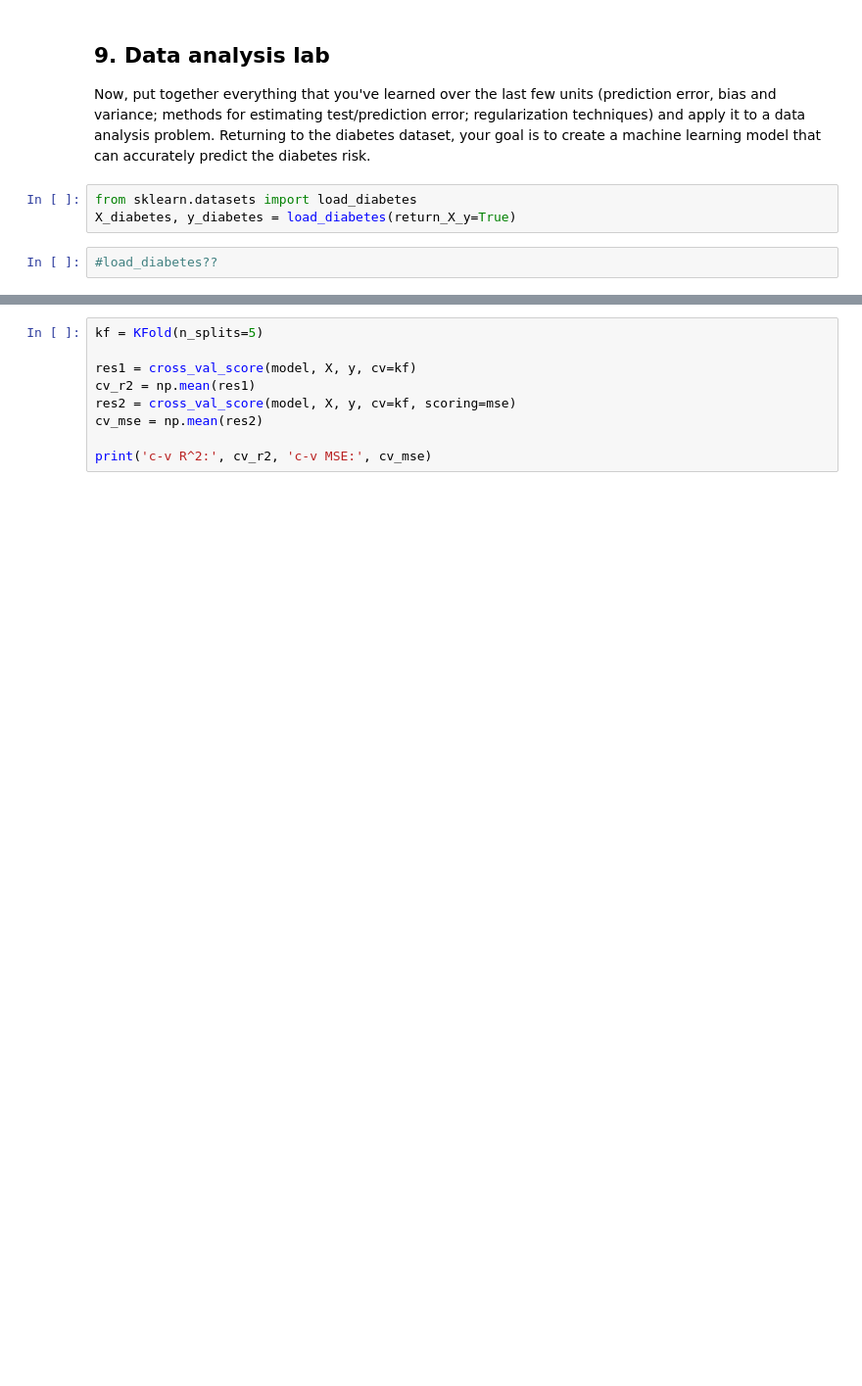
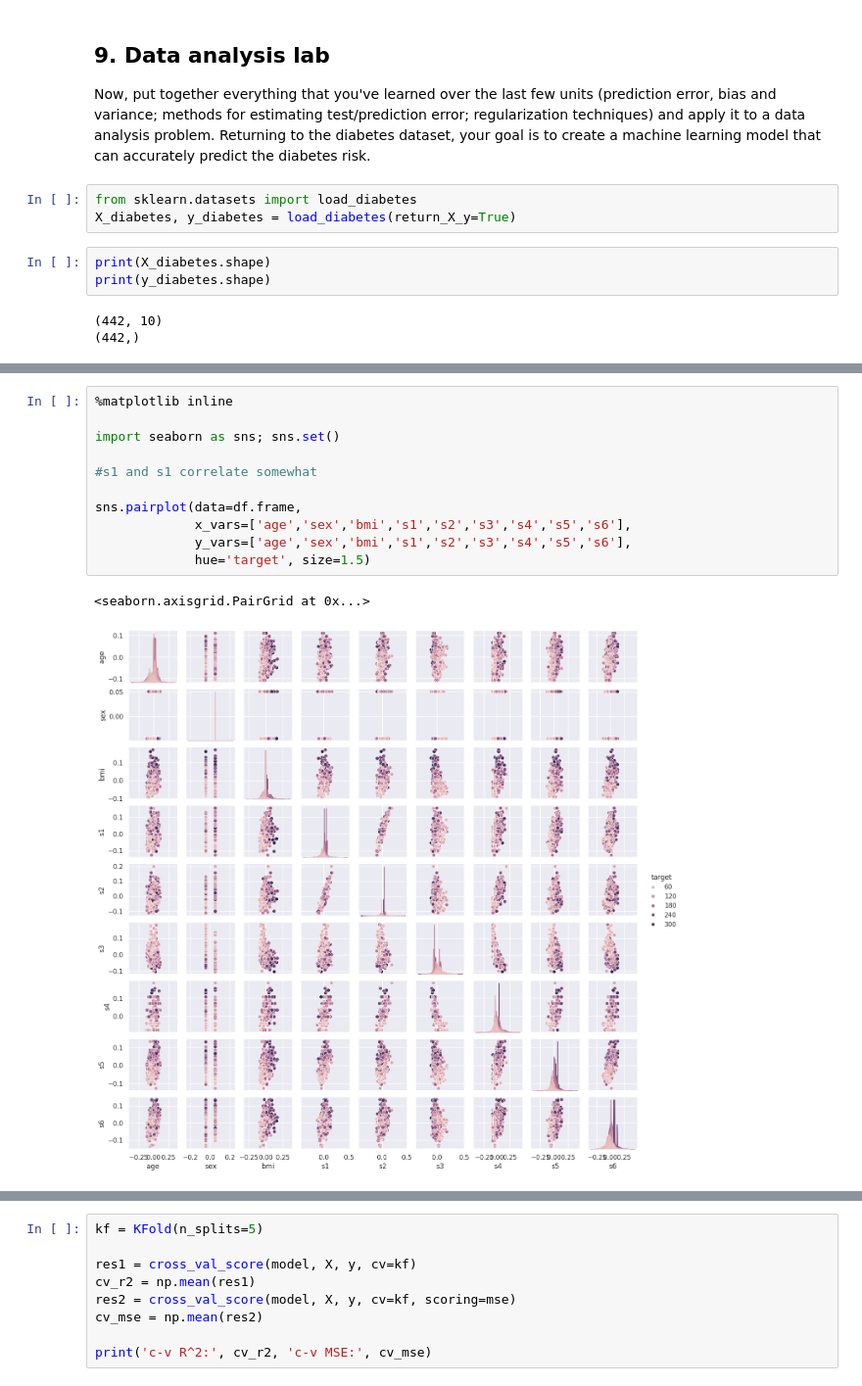
Before and after one commit to EJMancero/Jupyter_Content2, a Jupyter notebook: 09_Data_Analysis_Lab.ipynb, the cells around one changed output, grey strips where cells are left out. Shown at 98% size. Saved outputs shown, nothing was run; the diff lists cells and outputs as text; blank space fills up the shorter version.

```diff
--- a/09_Data_Analysis_Lab.ipynb
+++ b/09_Data_Analysis_Lab.ipynb
@@ -23,8 +23,12 @@ Now, put together everything that you've learned over the last few units (predic
 # %%
 from sklearn.datasets import load_diabetes
 X_diabetes, y_diabetes = load_diabetes(return_X_y=True)
-# %%
-#load_diabetes??
+# %%
+print(X_diabetes.shape)
+print(y_diabetes.shape)
+# %% [output]
+(442, 10)
+(442,)
 # %%
 df = load_diabetes(as_frame=True)
 df.frame.head()
@@ -35,3 +39,17 @@ df.frame.head()
 | 2 | 0.085299 | 0.050680 | 0.044451 | -0.005670 | -0.045599 | -0.034194 | -0.032356 | -0.002592 | 0.002861 | -0.025930 | 141.0 |
 | 3 | -0.089063 | -0.044642 | -0.011595 | -0.036656 | 0.012191 | 0.024991 | -0.036038 | 0.034309 | 0.022688 | -0.009362 | 206.0 |
 | 4 | 0.005383 | -0.044642 | -0.036385 | 0.021872 | 0.003935 | 0.015596 | 0.008142 | -0.002592 | -0.031988 | -0.046641 | 135.0 |
+# %%
+%matplotlib inline
+
+import seaborn as sns; sns.set()
+
+#s1 and s1 correlate somewhat
+
+sns.pairplot(data=df.frame,
+             x_vars=['age','sex','bmi','s1','s2','s3','s4','s5','s6'],
+             y_vars=['age','sex','bmi','s1','s2','s3','s4','s5','s6'],
+             hue='target', size=1.5)
+# %% [output]
+<seaborn.axisgrid.PairGrid at 0x...>
+[figure, added]
```
Also changed, not shown: parts of 3 cells of this notebook.
